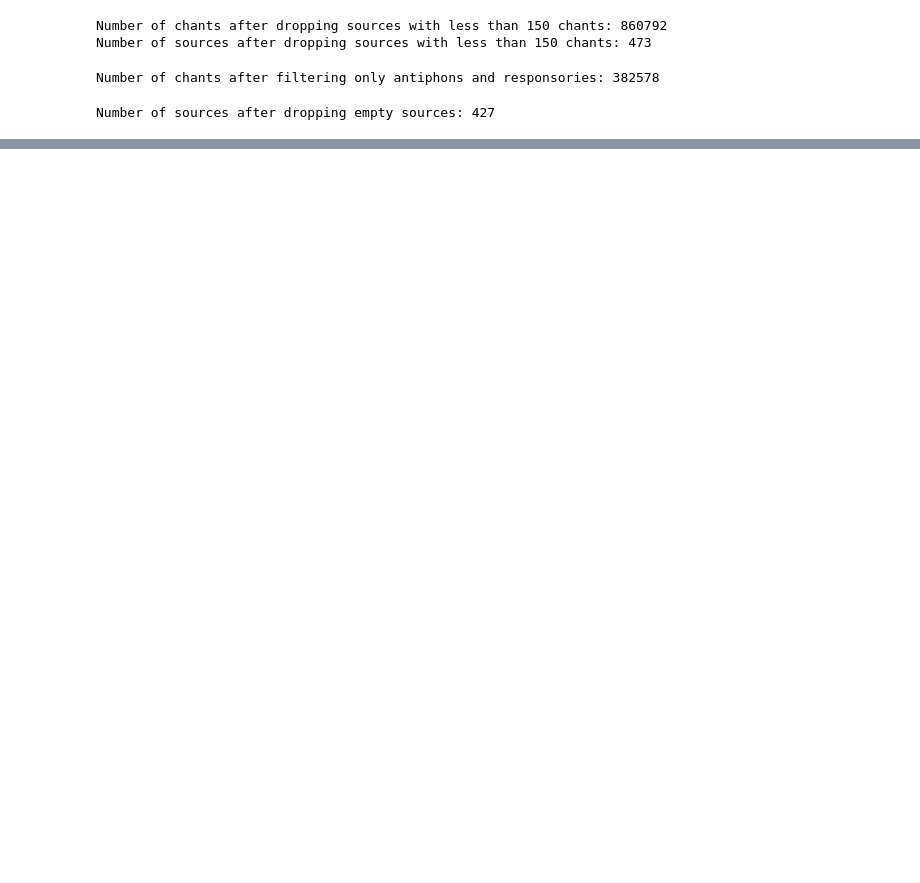
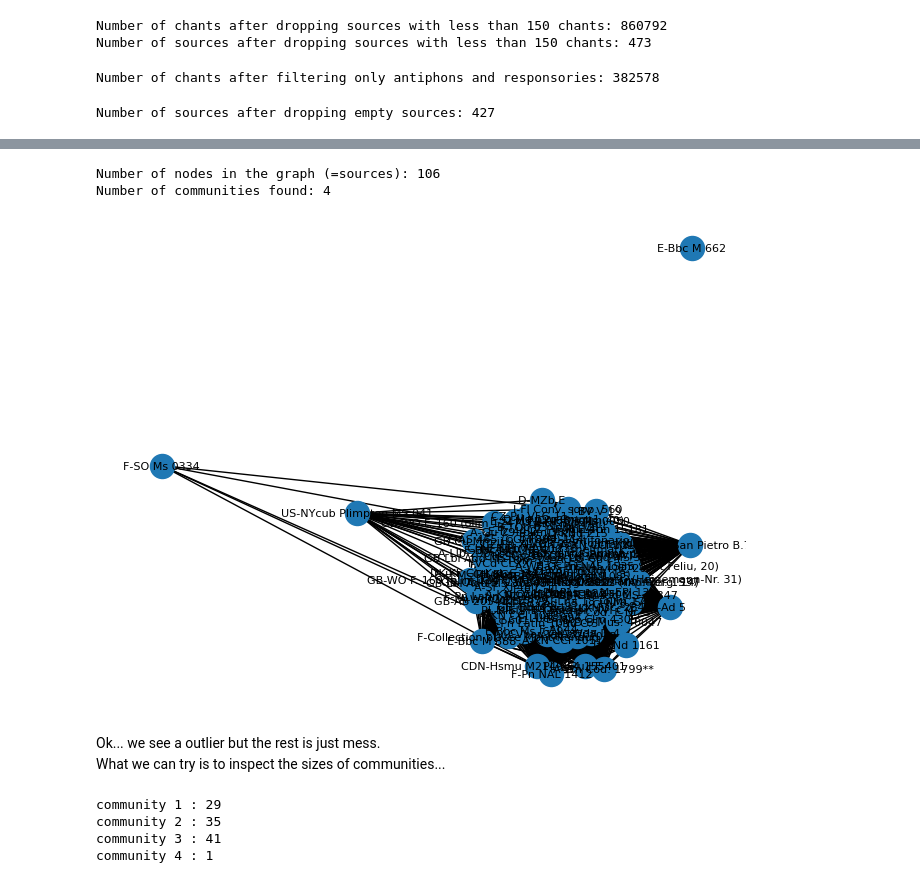
Before and after one commit to dact-chant/PyCantus, a Jupyter notebook: tutorials/03_repertoire_traditions.ipynb, the cells around one changed output, grey strips where cells are left out. Drawn from its saved outputs; the diff is of its cells as text; code cells hidden in the pictures; blank space fills up the shorter version.

```diff
--- a/tutorials/03_repertoire_traditions.ipynb
+++ b/tutorials/03_repertoire_traditions.ipynb
@@ -68,0 +174,35 @@ from networkx import louvain_communities
+# %%
+# Prepare edges and nodes for the graph
+purification_lauds_nodes_id = [source.siglum for source in purification_lauds_cantuscorpus.sources]
+
+purification_lauds_jaccard_distance_pairs = get_corpus_jaccard_distance(purification_lauds_cantuscorpus)
+purification_lauds_edges_id = [(i, j, {'weight': weight}) for (i, j), weight in purification_lauds_jaccard_distance_pairs.items() if weight > 0.0 and i != j]
+# %%
+# Construct graph
+graph_purification_lauds = nx.Graph()
+graph_purification_lauds.add_nodes_from(purification_lauds_nodes_id)
+graph_purification_lauds.add_edges_from(purification_lauds_edges_id)
+# Search for communities
+purification_lauds_comms = nx.community.louvain_communities(graph_purification_lauds, weight='weight', resolution=1.0, seed=42) # list of sets
+
+print(f'Number of nodes in the graph (=sources): {len(graph_purification_lauds.nodes)}')
+print(f'Number of communities found: {len(purification_lauds_comms)}')
+
+pos = nx.spring_layout(graph_purification_lauds, k = 0.5, iterations=50, seed=42)
+nx.draw(graph_purification_lauds, pos=pos, with_labels = True, font_size = 8)
+# %% [output]
+Number of nodes in the graph (=sources): 106
+Number of communities found: 4
+[figure, added]
+# %% [markdown]
+Ok... we see a outlier but the rest is just mess.
+What we can try is to inspect the sizes of communities...
+# %%
+# Inspect communities sizes
+for i, comm in enumerate(purification_lauds_comms):
+    print('community', i+1, ':', len(comm))
+# %% [output]
+community 1 : 29
+community 2 : 35
+community 3 : 41
+community 4 : 1
```
Also changed, not shown: parts of 46 cells of this notebook.
